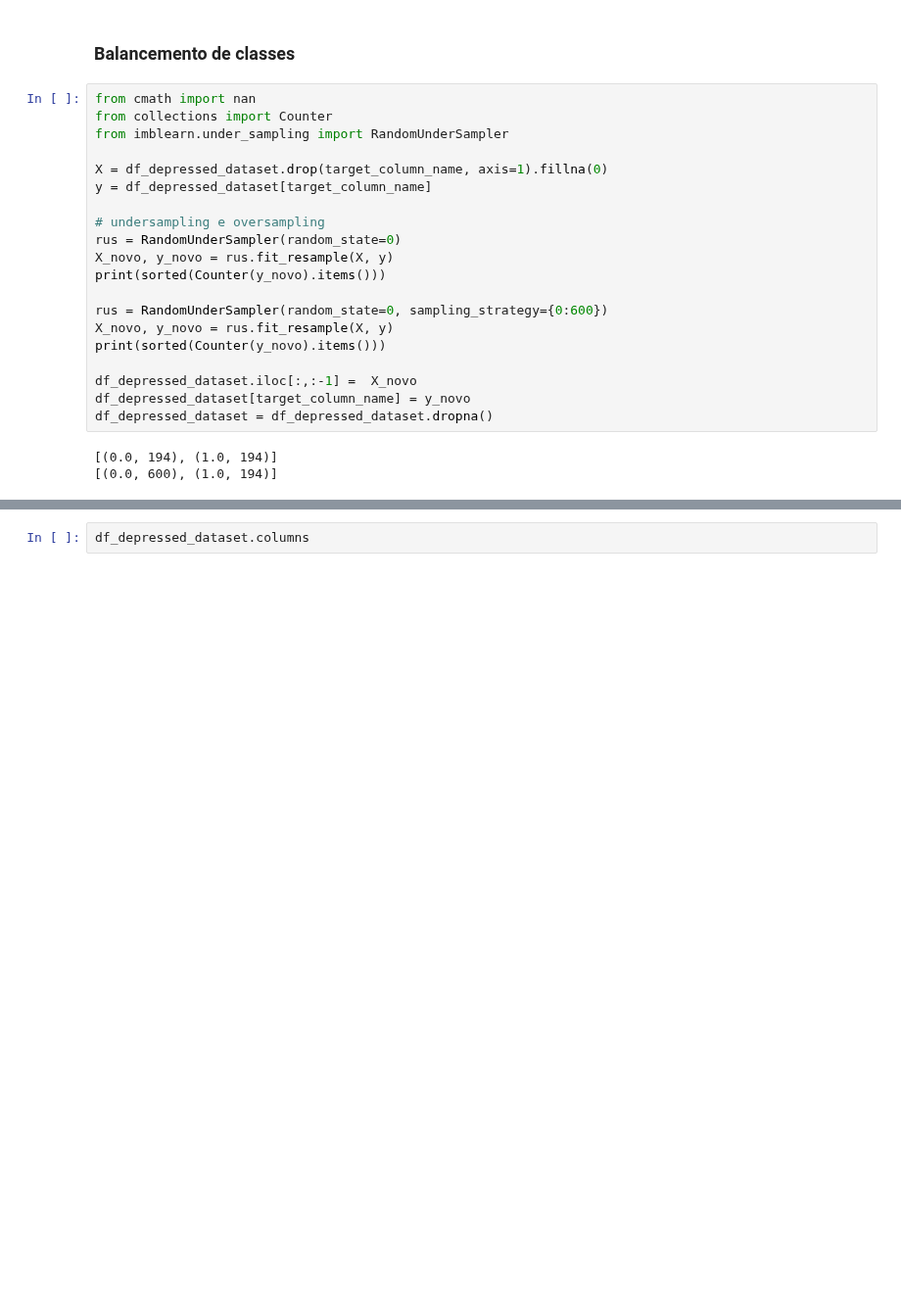
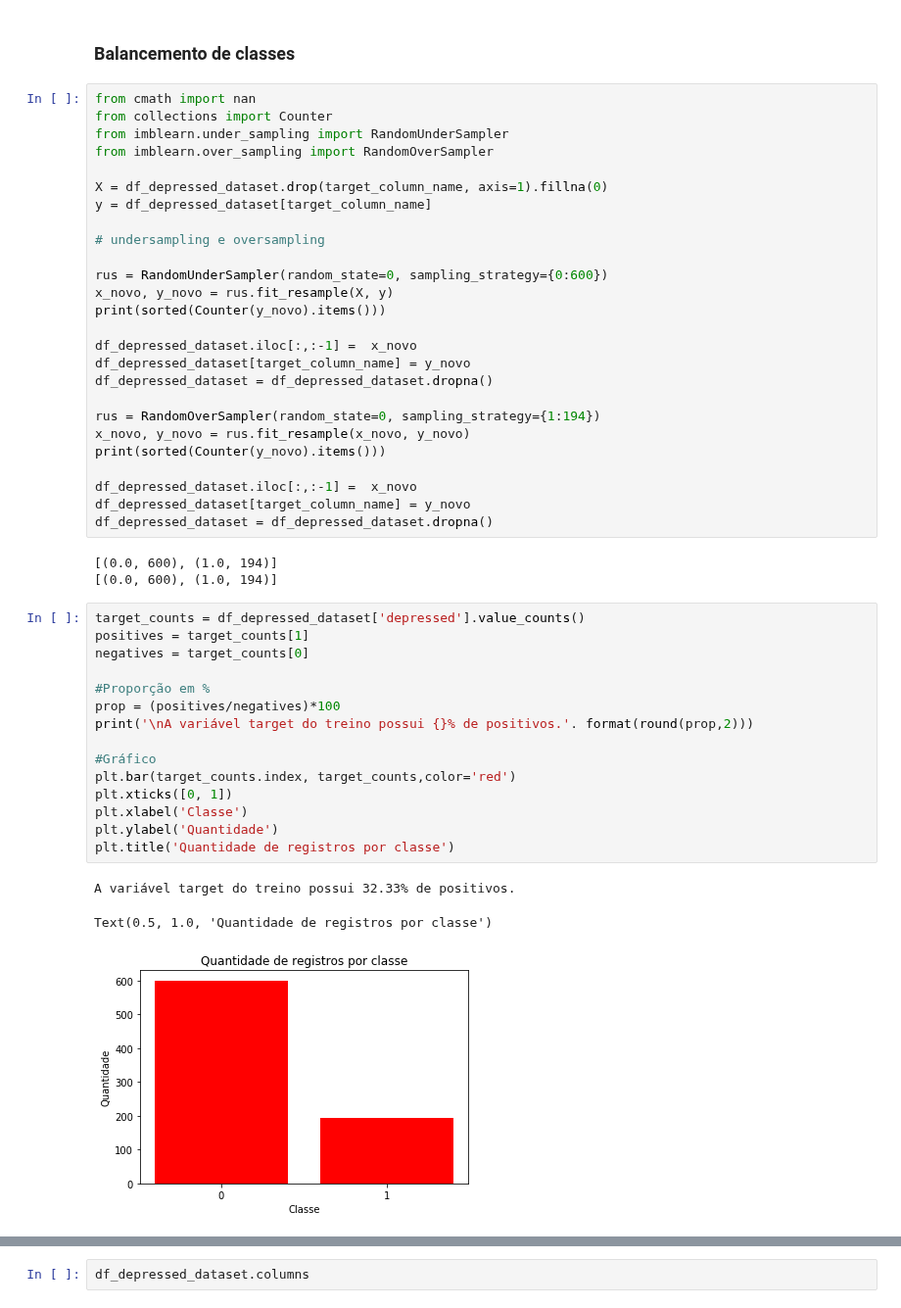
Before and after one commit to kaline/TrabalhoFinalML, a Jupyter notebook: dataset.ipynb, the cells around one changed output, grey strips where cells are left out. Shown at 98% size. Cells and saved outputs as stored; diff of their text form; blank space fills up the shorter version.

```diff
--- a/dataset.ipynb
+++ b/dataset.ipynb
@@ -468,22 +500,47 @@ df_depressed_dataset
 from cmath import nan
 from collections import Counter
 from imblearn.under_sampling import RandomUnderSampler
+from imblearn.over_sampling import RandomOverSampler
 
 X = df_depressed_dataset.drop(target_column_name, axis=1).fillna(0)
 y = df_depressed_dataset[target_column_name]
 
 # undersampling e oversampling
-rus = RandomUnderSampler(random_state=0)
-X_novo, y_novo = rus.fit_resample(X, y)
+
+rus = RandomUnderSampler(random_state=0, sampling_strategy={0:600})
+x_novo, y_novo = rus.fit_resample(X, y)
 print(sorted(Counter(y_novo).items()))
 
-rus = RandomUnderSampler(random_state=0, sampling_strategy={0:600})
-X_novo, y_novo = rus.fit_resample(X, y)
+df_depressed_dataset.iloc[:,:-1] =  x_novo
+df_depressed_dataset[target_column_name] = y_novo
+df_depressed_dataset = df_depressed_dataset.dropna()
+
+rus = RandomOverSampler(random_state=0, sampling_strategy={1:194})
+x_novo, y_novo = rus.fit_resample(x_novo, y_novo)
 print(sorted(Counter(y_novo).items()))
 
-df_depressed_dataset.iloc[:,:-1] =  X_novo
+df_depressed_dataset.iloc[:,:-1] =  x_novo
 df_depressed_dataset[target_column_name] = y_novo
 df_depressed_dataset = df_depressed_dataset.dropna()
 # %% [output]
-[(0.0, 194), (1.0, 194)]
 [(0.0, 600), (1.0, 194)]
+[(0.0, 600), (1.0, 194)]
+# %%
+target_counts = df_depressed_dataset['depressed'].value_counts()
+positives = target_counts[1]
+negatives = target_counts[0]
+
+#Proporção em %
+prop = (positives/negatives)*100
+print('\nA variável target do treino possui {}% de positivos.'. format(round(prop,2)))
+
+#Gráfico
+plt.bar(target_counts.index, target_counts,color='red')
+plt.xticks([0, 1])
+plt.xlabel('Classe')
+plt.ylabel('Quantidade')
+plt.title('Quantidade de registros por classe')
+# %% [output]
+A variável target do treino possui 32.33% de positivos.
+Text(0.5, 1.0, 'Quantidade de registros por classe')
+[figure, added]
```
Also changed, not shown: parts of 29 cells of this notebook.
